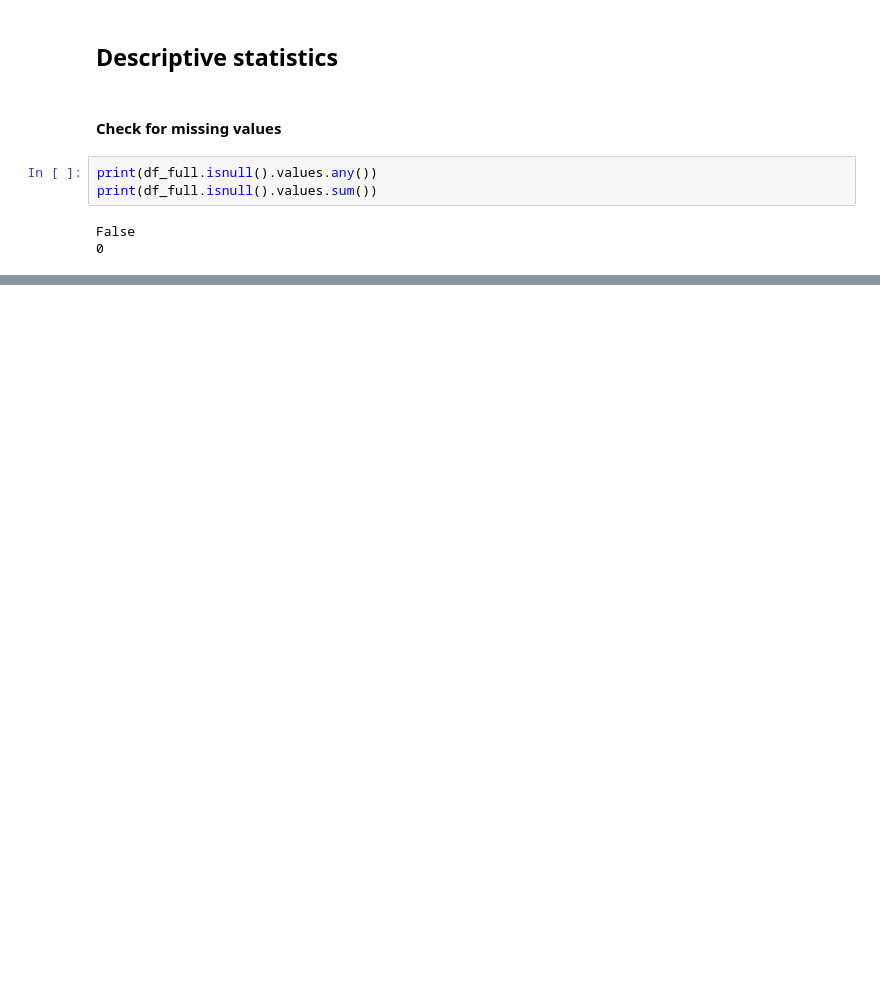
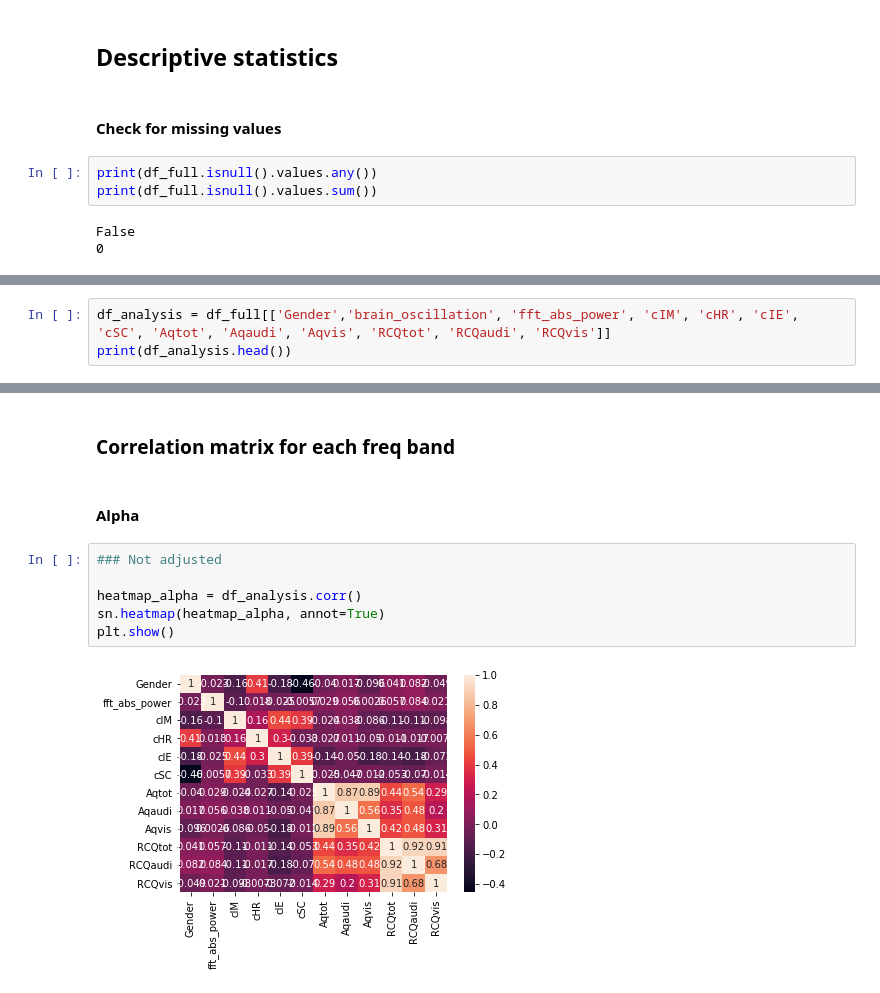
Before and after one commit to brainhack-school2020/ADHDsubtypes_project, a Jupyter notebook: pre_preprocess_analysis.ipynb, the cells around one changed output, grey strips where cells are left out. Cells and saved outputs as stored; diff of their text form; blank space fills up the shorter version.

```diff
--- a/pre_preprocess_analysis.ipynb
+++ b/pre_preprocess_analysis.ipynb
@@ -235,0 +211,3 @@ max      121.000000    125.000000    132.000000    122.000000
+# %%
+df_analysis = df_full[['Gender','brain_oscillation', 'fft_abs_power', 'cIM', 'cHR', 'cIE', 'cSC', 'Aqtot', 'Aqaudi', 'Aqvis', 'RCQtot', 'RCQaudi', 'RCQvis']]
+print(df_analysis.head())
@@ -235,0 +245,12 @@ max      121.000000    125.000000    132.000000    122.000000
+# %% [markdown]
+### Correlation matrix for each freq band
+# %% [markdown]
+#### Alpha
+# %%
+### Not adjusted
+
+heatmap_alpha = df_analysis.corr()
+sn.heatmap(heatmap_alpha, annot=True)
+plt.show()
+# %% [output]
+[figure, added]
```
Also changed, not shown: parts of 14 cells of this notebook.
